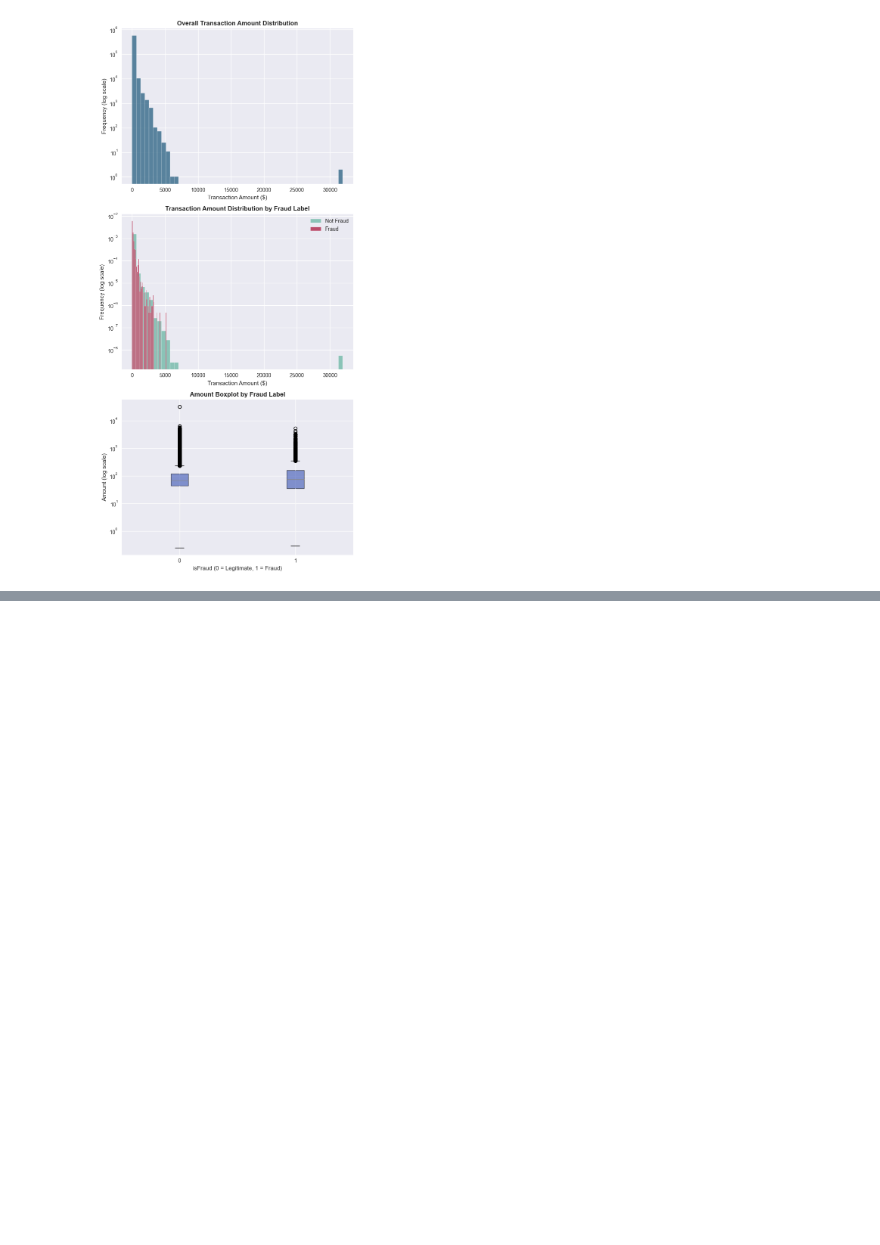
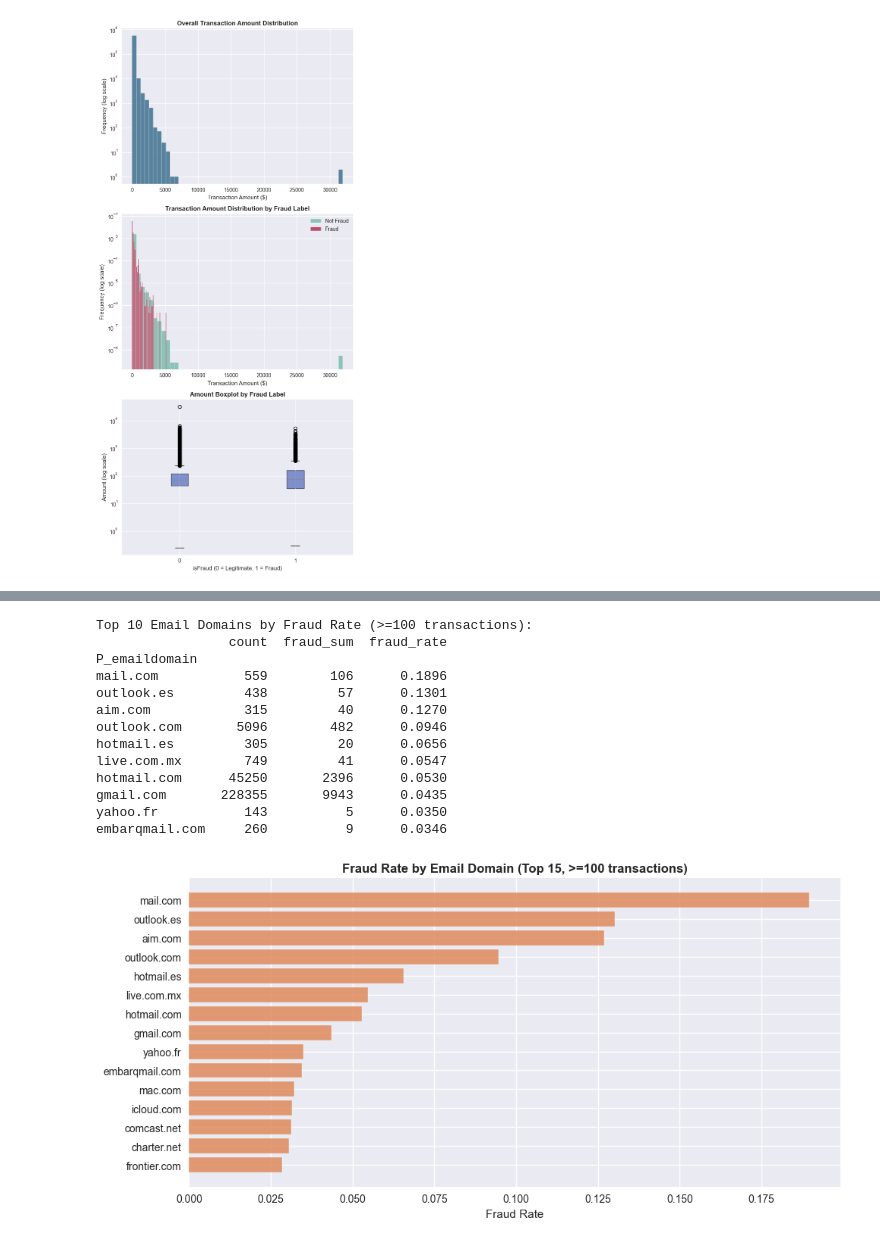
Before and after one commit to gussgary/Financial-Fraud-Detection, a Jupyter notebook: Fraud_Detection_Analysis.ipynb, the cells around one changed output, grey strips where cells are left out. Saved outputs shown, nothing was run; the diff lists cells and outputs as text; code cells hidden in the pictures; blank space fills up the shorter version.

```diff
--- a/Fraud_Detection_Analysis.ipynb
+++ b/Fraud_Detection_Analysis.ipynb
@@ -248,0 +366,36 @@ max      31937.3900  5191.0000
+# %%
+if 'P_emaildomain' in merge_train_df.columns:
+    email_stats = (
+        merge_train_df.groupby('P_emaildomain')['isFraud']
+        .agg(count='count', fraud_sum='sum', fraud_rate='mean')
+        .query('count >= 100')
+        .sort_values('fraud_rate', ascending=False)
+    )
+
+    print('Top 10 Email Domains by Fraud Rate (>=100 transactions):')
+    print(email_stats.head(10).to_string())
+
+    fig, ax = plt.subplots(figsize=(10, 5))
+    top_email = email_stats.head(15).sort_values('fraud_rate')
+    ax.barh(top_email.index, top_email['fraud_rate'],
+            color='#DD8452', alpha=0.8, edgecolor='white')
+    ax.set_xlabel('Fraud Rate')
+    ax.set_title('Fraud Rate by Email Domain (Top 15, >=100 transactions)', fontweight='bold')
+    plt.tight_layout()
+    plt.savefig('fig_06_email_domains.png', dpi=150, bbox_inches='tight')
+    plt.show()
+# %% [output]
+Top 10 Email Domains by Fraud Rate (>=100 transactions):
+                 count  fraud_sum  fraud_rate
+P_emaildomain
+mail.com           559        106      0.1896
+outlook.es         438         57      0.1301
+aim.com            315         40      0.1270
+outlook.com       5096        482      0.0946
+hotmail.es         305         20      0.0656
+live.com.mx        749         41      0.0547
+hotmail.com      45250       2396      0.0530
+gmail.com       228355       9943      0.0435
+yahoo.fr           143          5      0.0350
+embarqmail.com     260          9      0.0346
+[figure, added]
```
Also changed, not shown: parts of 7 cells of this notebook.
